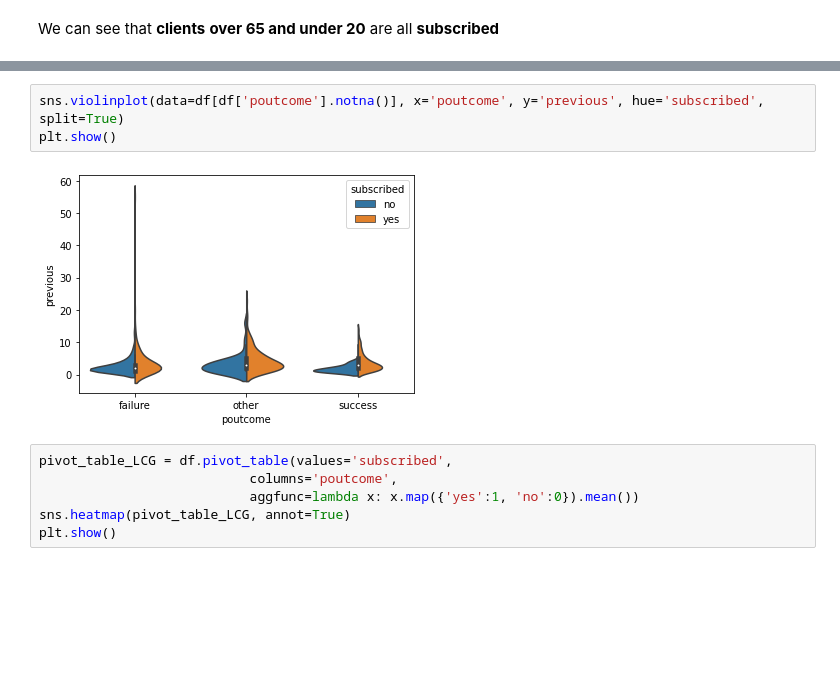
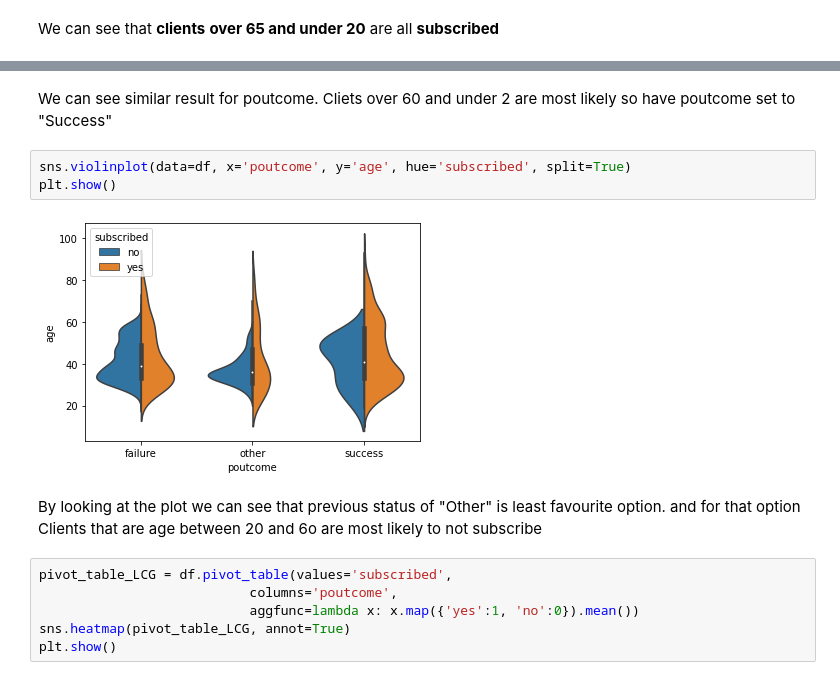
Before and after one commit to mandricic/CS5062, a Jupyter notebook: etivity1.ipynb, the cells around one changed output, grey strips where cells are left out. Drawn from its saved outputs; the diff is of its cells as text; blank space fills up the shorter version.

```diff
--- a/etivity1.ipynb
+++ b/etivity1.ipynb
@@ -217,8 +222,12 @@ We can see that **clients** **over 65 and under 20** are all **subscribed**
+# %% [markdown]
+We can see similar result for poutcome. Cliets over 60 and under 2 are most likely so have poutcome set to "Success"
 # %%
-sns.violinplot(data=df[df['poutcome'].notna()], x='poutcome', y='previous', hue='subscribed', split=True)
+sns.violinplot(data=df, x='poutcome', y='age', hue='subscribed', split=True)
 plt.show()
 # %% [output]
-[figure, old version]
+[figure, new version]
+# %% [markdown]
+By looking at the plot we can see that previous status of "Other" is least favourite option.  and for that option Clients that are age between 20 and 6o are most likely to not subscribe
 # %%
 pivot_table_LCG = df.pivot_table(values='subscribed',
                            columns='poutcome',
```
Also changed, not shown: parts of 1 cell of this notebook.
